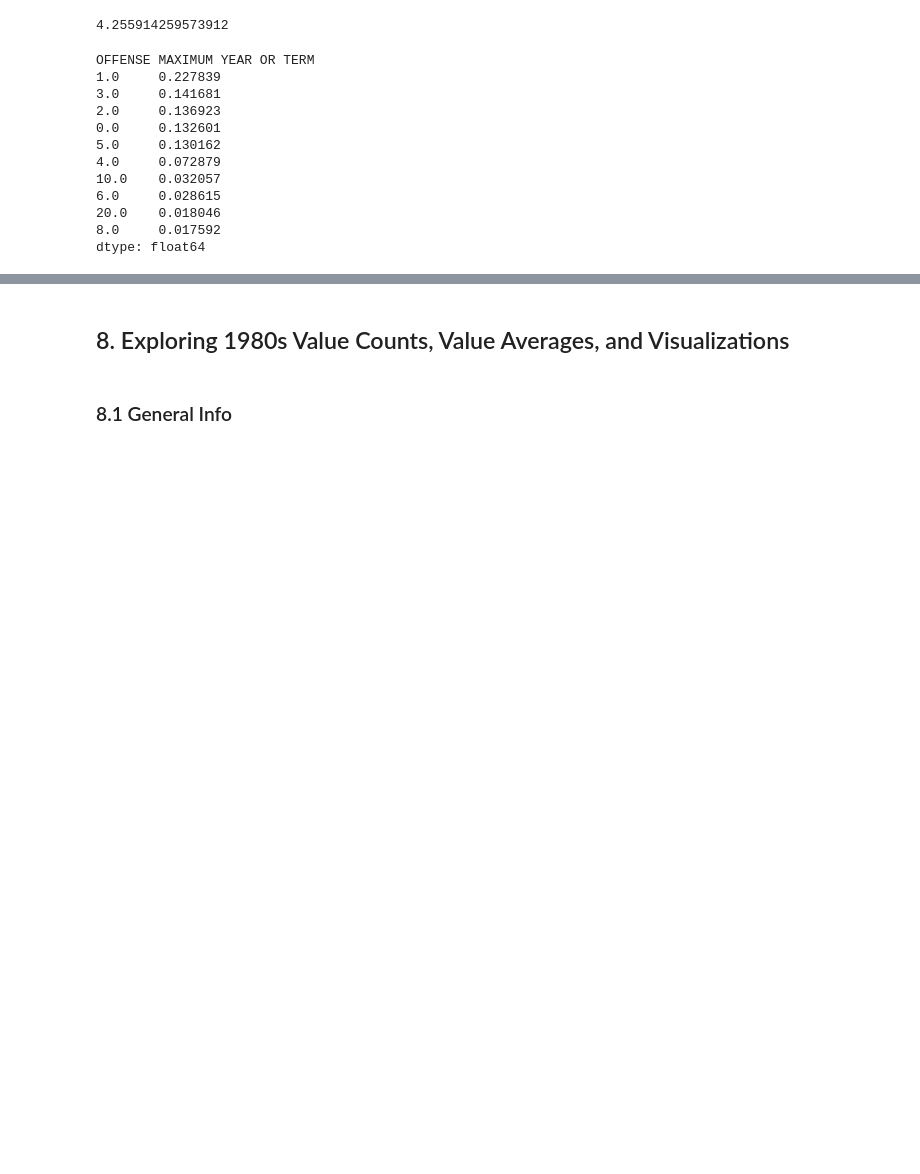
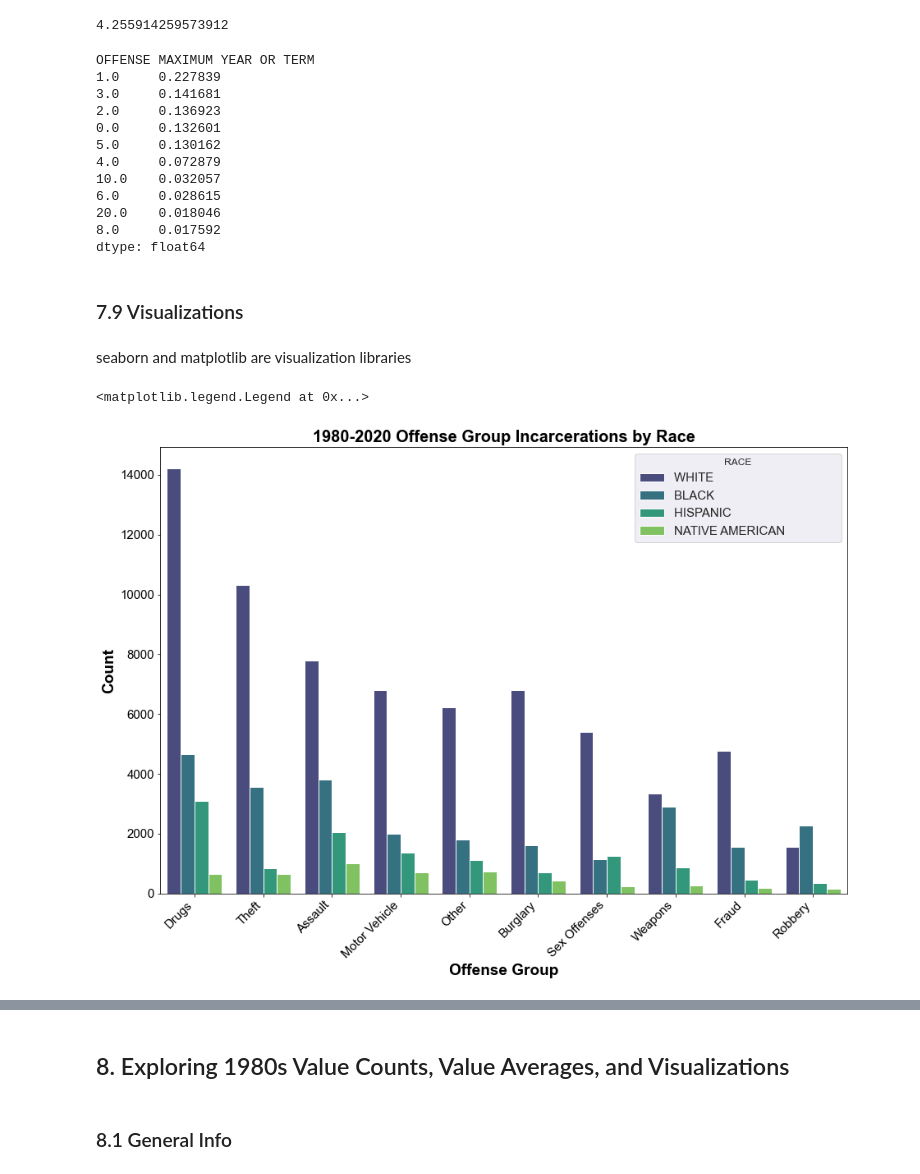
Before and after one commit to anna-k-krause/Thesis, a Jupyter notebook: NE_inmates_offenses_2.ipynb, the cells around one changed output, grey strips where cells are left out. Drawn from its saved outputs; the diff is of its cells as text; code cells hidden in the pictures; blank space fills up the shorter version.

```diff
--- a/NE_inmates_offenses_2.ipynb
+++ b/NE_inmates_offenses_2.ipynb
@@ -335,3 +335,7 @@ OFFENSE MAXIMUM YEAR OR TERM
 20.0    0.018046
 8.0     0.017592
 dtype: float64
+# %% [markdown]
+### 7.9 Visualizations
+# %% [markdown]
+seaborn and matplotlib are visualization libraries
@@ -337,0 +346,20 @@ dtype: float64
+# %%
+fig_dims = (15, 10)
+fig, ax = plt.subplots(figsize=fig_dims)
+sns.set_theme(style="darkgrid")
+
+ax = sns.countplot(x="OFFENSE GROUP", hue="RACE DESC", ax=ax
+                   , data=df,
+                   palette='viridis',
+                    order=df["OFFENSE GROUP"].value_counts().iloc[:10].index,
+                  hue_order=df["RACE DESC"].value_counts().iloc[:4].index)
+
+plt.xlabel('Offense Group',fontsize=19, fontweight='bold')
+plt.ylabel('Count',fontsize=19, fontweight='bold')
+plt.xticks(rotation = 45, ha = 'right', fontsize=15)
+plt.yticks(fontsize=15)
+plt.title('1980-2020 Offense Group Incarcerations by Race', fontweight='bold', fontsize=20)
+plt.legend(title = 'RACE', fontsize=15, bbox_to_anchor = (1, 1))
+# %% [output]
+<matplotlib.legend.Legend at 0x...>
+[figure, added]
```
Also changed, not shown: parts of 24 cells of this notebook, 3 other files.
